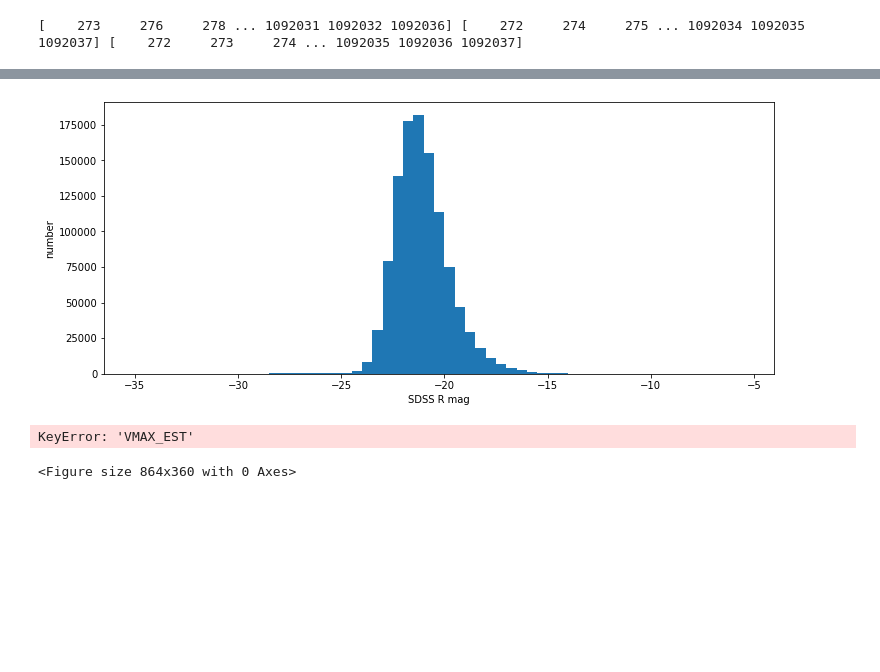
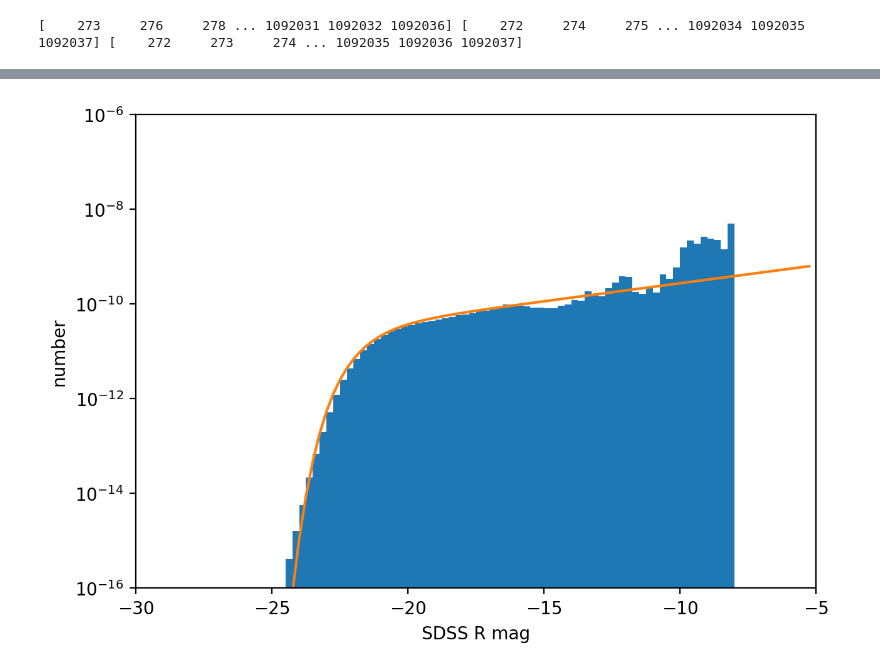
Before and after one commit to erdowning/project, a Jupyter notebook: fastphot.ipynb, the cells around one changed output, grey strips where cells are left out. Drawn from its saved outputs; the diff is of its cells as text; code cells hidden in the pictures; blank space fills up the shorter version.

```diff
--- a/fastphot.ipynb
+++ b/fastphot.ipynb
@@ -112,20 +153,26 @@ plt.savefig('figures/absmag_r.png')
 # %%
-plt.figure(figsize=(12,5))
-plt.hist(data1['ABSMAG_SDSS_R'][bgs_i], bins=np.arange(-35,-5,0.5))
+phi_star = 0.00000000004
+M_star = -21.5#-19.7+5*np.log10(5)
+alpha = -1.19 #-1.07
+
+def phi(M): #luminosity function
+    return np.log(10)*phi_star*10**(0.4*(alpha+1)*(-M+M_star))*np.exp(-10**(0.4*(-M+M_star)))/2.5
+
+M_range = np.arange(-35,-5,0.25)
+L_range = L_star*10**(0.4*(M_star-M_range))
+
+fig, ax1 = plt.subplots(figsize=(7,5), dpi=200)
+#ax1.hist(data1['ABSMAG_SDSS_R'][redshift_cut], bins=M_range)
+ax1.set_yscale('log')
+plt.ylabel('number')
 plt.xlabel('SDSS R mag')
-plt.ylabel('number')
-plt.show()
+plt.xlim(-30,-5)
+plt.ylim(10**-16,10**-6)
+ax1.hist(data1['ABSMAG_SDSS_R'][redshift_cut], bins=M_range, weights=1/data2['VMAX_EST'][redshift_cut])
+ax1.plot(M_range, phi(M_range))
+plt.savefig('figures/absmag_r_hist_redshift_cut.png')
 # %% [output]
-[figure, old version]
+[figure, new version]
-# %%
-plt.figure(figsize=(12,5))
-plt.hist(data1['ABSMAG_SDSS_R'][bgs_i], bins=np.arange(-35,-5,0.5), weights=1/data2['VMAX_EST'][bgs_i])
-plt.xlabel('SDSS R mag')
-plt.ylabel('number')
-plt.show()
-# %% [output]
-KeyError: 'VMAX_EST'
-<Figure size 864x360 with 0 Axes>
 # %%
 rest_g_r = data1['ABSMAG_SDSS_G'] - data1['ABSMAG_SDSS_R']
 
```
Also changed, not shown: parts of 4 cells of this notebook, 10 other files.
